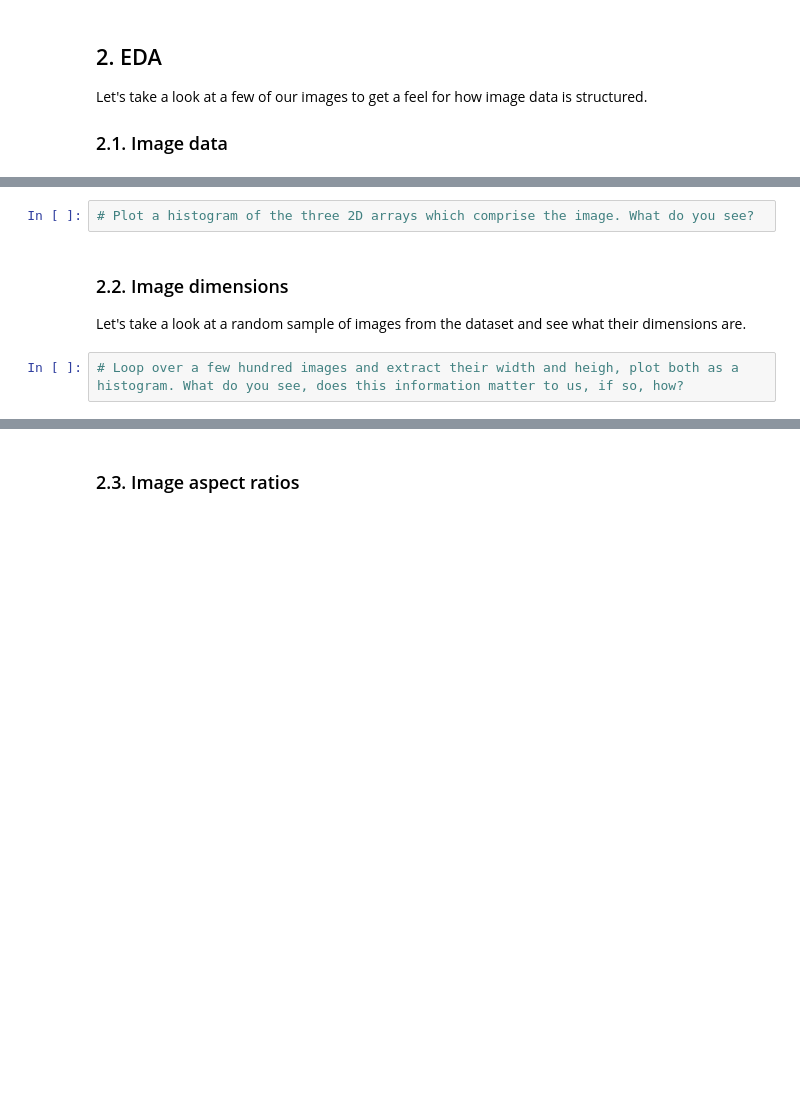
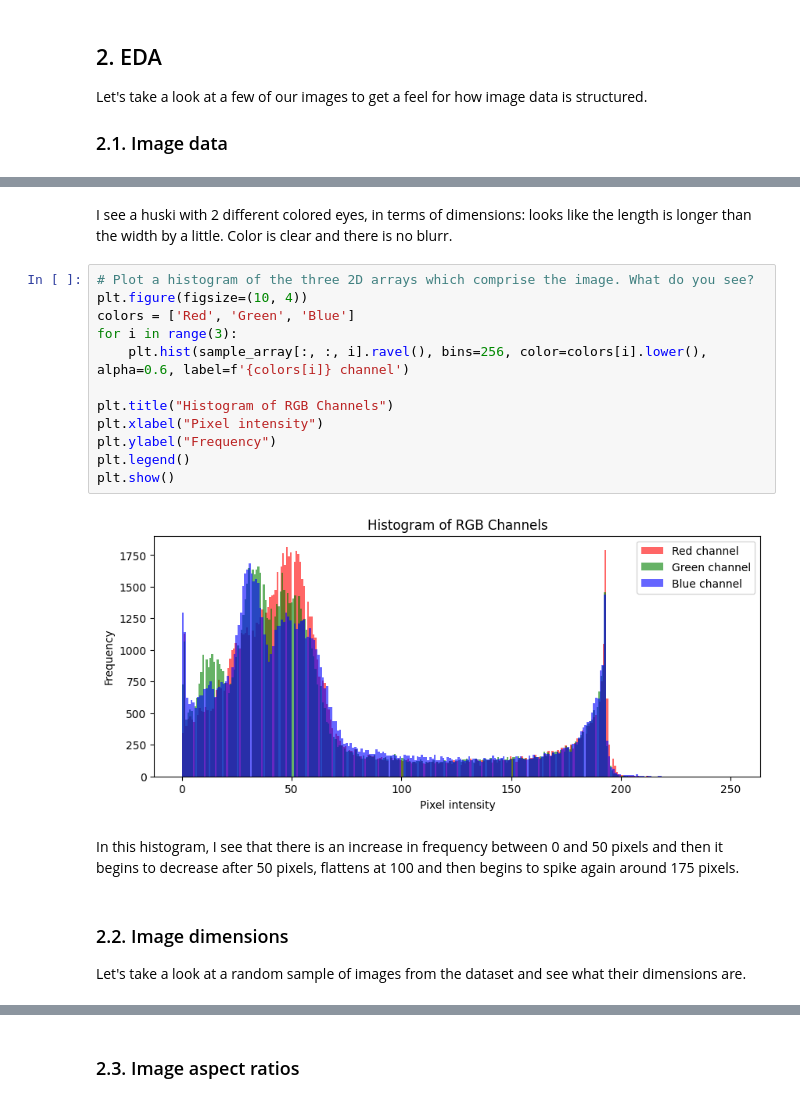
Before and after one commit to 4GeeksAcademy/Jack-Porter-image-classification, a Jupyter notebook: notebooks/mvp.ipynb, the cells around one changed output, grey strips where cells are left out. Saved outputs shown, nothing was run; the diff lists cells and outputs as text; blank space fills up the shorter version.

```diff
--- a/notebooks/mvp.ipynb
+++ b/notebooks/mvp.ipynb
@@ -122,8 +144,22 @@ plt.show()
-# %%
-# Plot a histogram of the three 2D arrays which comprise the image. What do you see?
+# %% [markdown]
+I see a huski with 2 different colored eyes, in terms of dimensions: looks like the length is longer than the width by a little. Color is clear and there is no blurr.
+# %%
+# Plot a histogram of the three 2D arrays which comprise the image. What do you see?
+plt.figure(figsize=(10, 4))
+colors = ['Red', 'Green', 'Blue']
+for i in range(3):
+    plt.hist(sample_array[:, :, i].ravel(), bins=256, color=colors[i].lower(), alpha=0.6, label=f'{colors[i]} channel')
+
+plt.title("Histogram of RGB Channels")
+plt.xlabel("Pixel intensity")
+plt.ylabel("Frequency")
+plt.legend()
+plt.show()
+# %% [output]
+[figure, added]
+# %% [markdown]
+In this histogram, I see that there is an increase in frequency between 0 and 50 pixels and then it begins to decrease after 50 pixels, flattens at 100 and then begins to spike again around 175 pixels.
 # %% [markdown]
 ### 2.2. Image dimensions
 
 Let's take a look at a random sample of images from the dataset and see what their dimensions are.
-# %%
-# Loop over a few hundred images and extract their width and heigh, plot both as a histogram. What do you see, does this information matter to us, if so, how?
```
Also changed, not shown: parts of 16 cells of this notebook.
